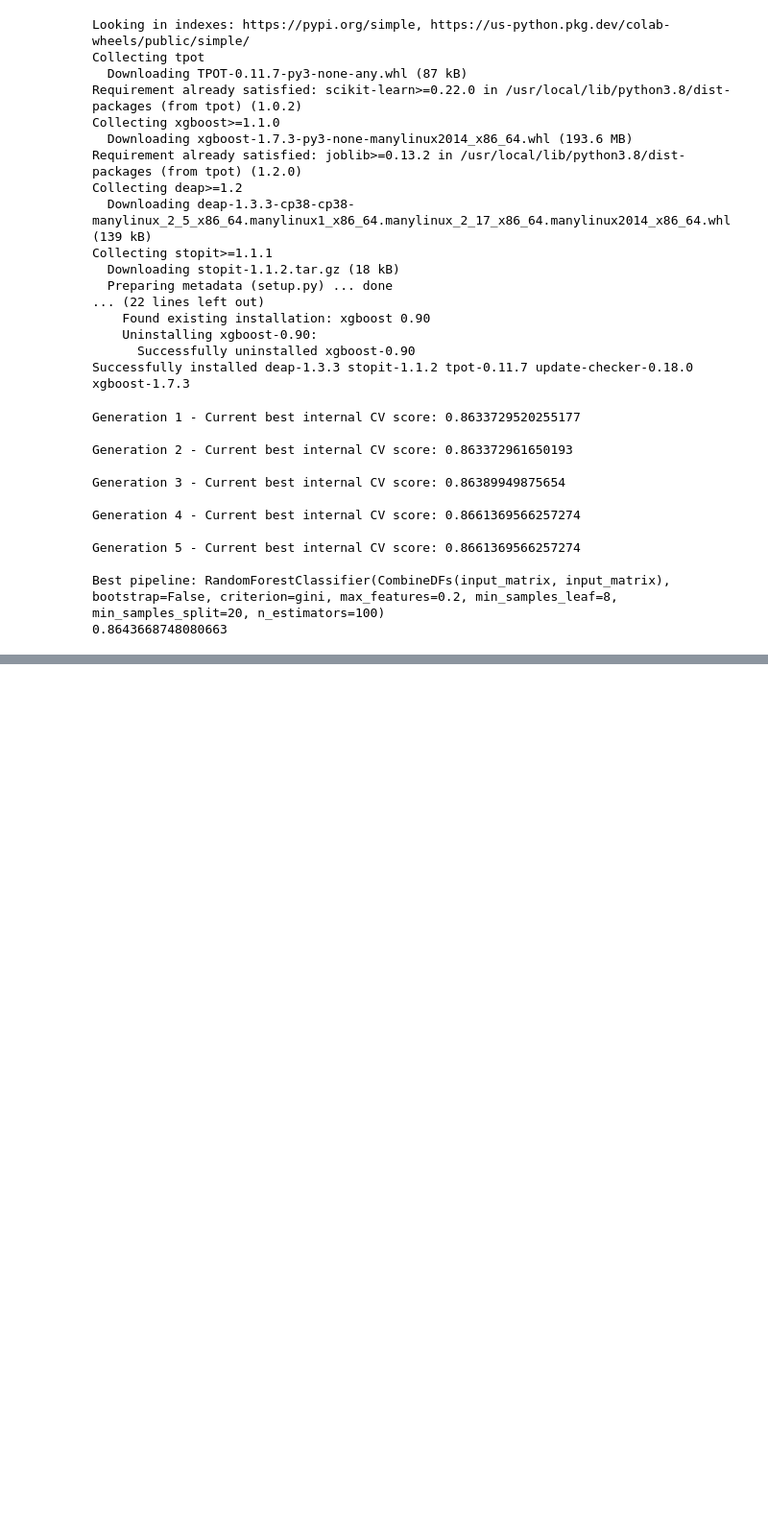
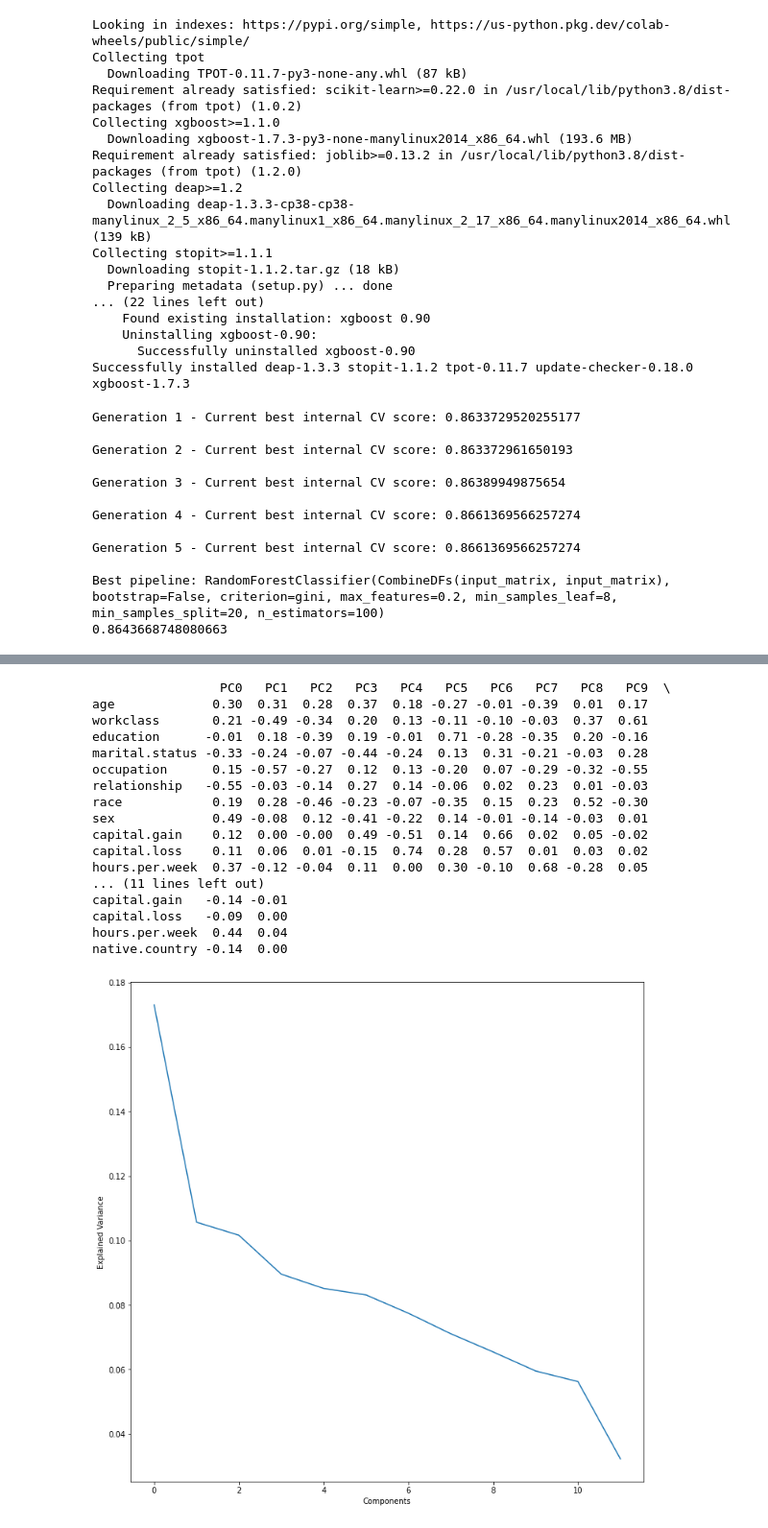
Before and after one commit to mathewchamberlain/MBA, a Jupyter notebook: prediction_of_income_with_98_accuracy.ipynb, the cells around one changed output, grey strips where cells are left out. Shown: that part at 96% size. Saved outputs shown, nothing was run; the diff lists cells and outputs as text; code cells hidden in the pictures; blank space fills up the shorter version.

```diff
--- a/prediction_of_income_with_98_accuracy.ipynb
+++ b/prediction_of_income_with_98_accuracy.ipynb
@@ -580,0 +603,39 @@ Best pipeline: RandomForestClassifier(CombineDFs(input_matrix, input_matrix), bo
+# %%
+from sklearn.decomposition import PCA
+import matplotlib.pyplot as plot
+
+df = pd.DataFrame(data=np.random.normal(0, 1, (20, 10)))
+
+# You must normalize the data before applying the fit method
+pca = PCA(n_components=X_train.shape[1])
+pca.fit(X_train)
+
+# Reformat and view results
+loadings = pd.DataFrame(pca.components_.T,
+columns=['PC%s' % _ for _ in range(len(X_train.columns))],
+index=X_train.columns)
+print(loadings)
+
+plot.plot(pca.explained_variance_ratio_)
+plot.ylabel('Explained Variance')
+plot.xlabel('Components')
+plot.show()
+# %% [output]
+                 PC0   PC1   PC2   PC3   PC4   PC5   PC6   PC7   PC8   PC9  \
+age             0.30  0.31  0.28  0.37  0.18 -0.27 -0.01 -0.39  0.01  0.17
+workclass       0.21 -0.49 -0.34  0.20  0.13 -0.11 -0.10 -0.03  0.37  0.61
+education      -0.01  0.18 -0.39  0.19 -0.01  0.71 -0.28 -0.35  0.20 -0.16
+marital.status -0.33 -0.24 -0.07 -0.44 -0.24  0.13  0.31 -0.21 -0.03  0.28
+occupation      0.15 -0.57 -0.27  0.12  0.13 -0.20  0.07 -0.29 -0.32 -0.55
+relationship   -0.55 -0.03 -0.14  0.27  0.14 -0.06  0.02  0.23  0.01 -0.03
+race            0.19  0.28 -0.46 -0.23 -0.07 -0.35  0.15  0.23  0.52 -0.30
+sex             0.49 -0.08  0.12 -0.41 -0.22  0.14 -0.01 -0.14 -0.03  0.01
+capital.gain    0.12  0.00 -0.00  0.49 -0.51  0.14  0.66  0.02  0.05 -0.02
+capital.loss    0.11  0.06  0.01 -0.15  0.74  0.28  0.57  0.01  0.03  0.02
+hours.per.week  0.37 -0.12 -0.04  0.11  0.00  0.30 -0.10  0.68 -0.28  0.05
+... (11 lines left out)
+capital.gain   -0.14 -0.01
+capital.loss   -0.09  0.00
+hours.per.week  0.44  0.04
+native.country -0.14  0.00
+[figure, added]
```
Also changed, not shown: parts of 5 cells of this notebook.
